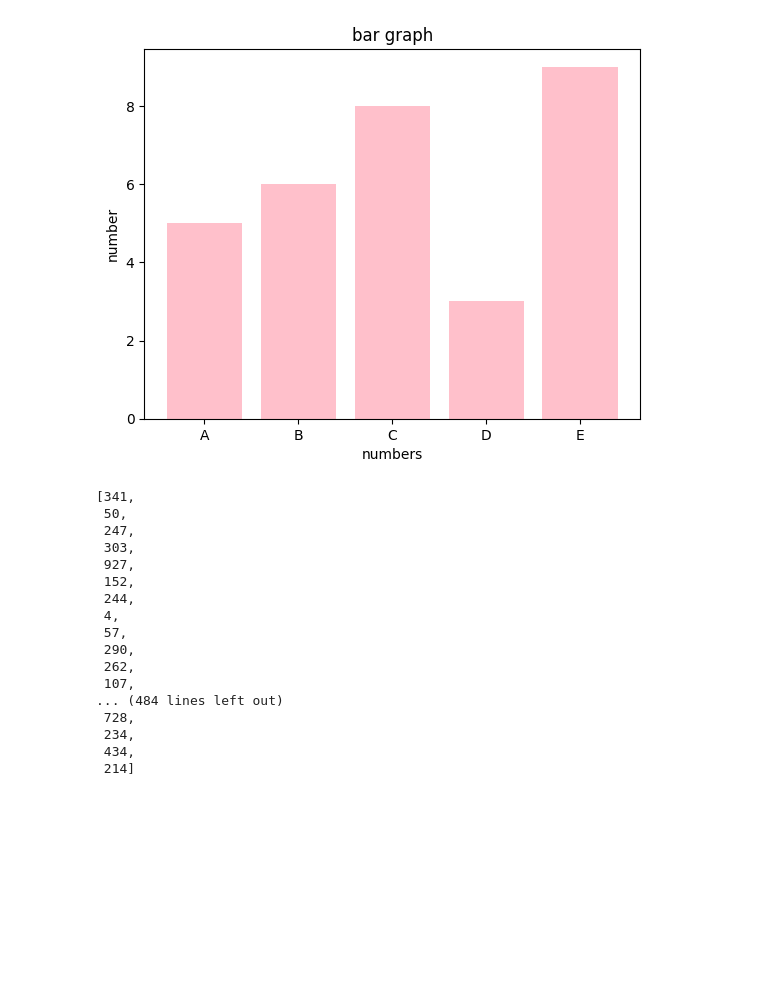
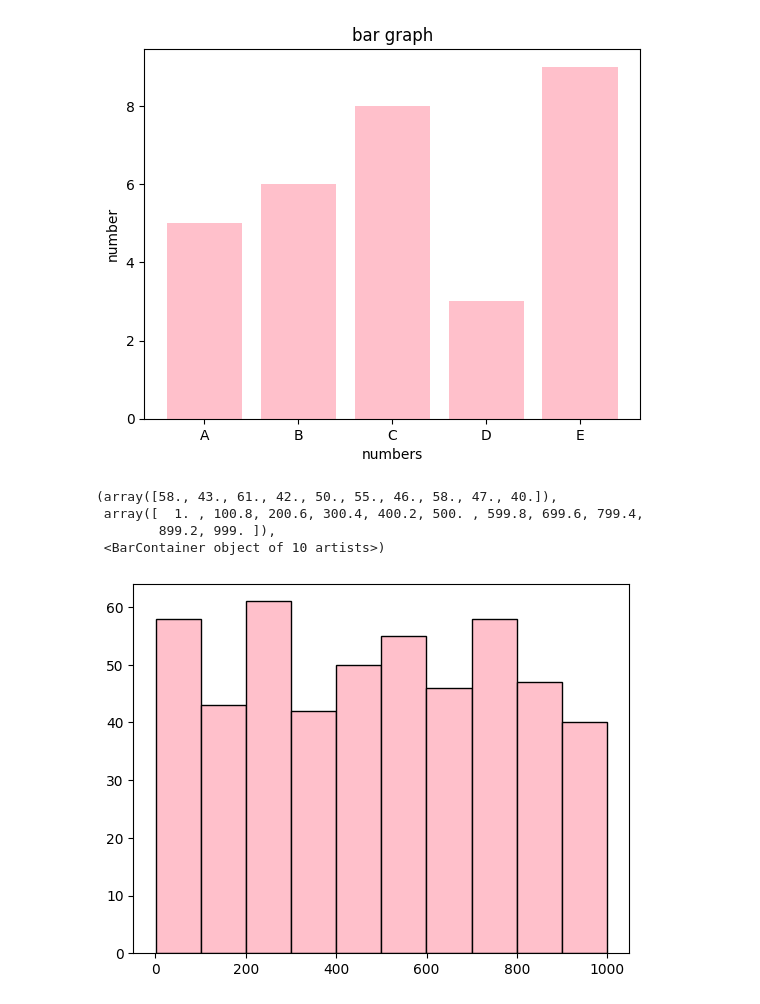
Before and after one commit to Keshavraj52/complete-machine-learning-course, a Jupyter notebook: pandas/matloblib.ipynb, the cells around one changed output. Saved outputs shown, nothing was run; the diff lists cells and outputs as text; code cells hidden in the pictures; blank space fills up the shorter version.

Commit message:
matplotlib casic completed

```diff
--- a/pandas/matloblib.ipynb
+++ b/pandas/matloblib.ipynb
@@ -106,23 +106,12 @@ for _ in range(500):
     data.append(
         fake.random_int(0,1000)
     )
-# %%
-data
-# %% [output]
-[341,
- 50,
- 247,
- 303,
- 927,
- 152,
- 244,
- 4,
- 57,
- 290,
- 262,
- 107,
-... (484 lines left out)
- 728,
- 234,
- 434,
- 214]
+# %%
+import matplotlib.pyplot as plt
+plt.hist(data,bins=10,edgecolor='black',color='pink')
+# %% [output]
+(array([58., 43., 61., 42., 50., 55., 46., 58., 47., 40.]),
+ array([  1. , 100.8, 200.6, 300.4, 400.2, 500. , 599.8, 699.6, 799.4,
+        899.2, 999. ]),
+ <BarContainer object of 10 artists>)
+[figure, added]
```
Also changed, not shown: parts of 15 cells of this notebook, 4 other files.
